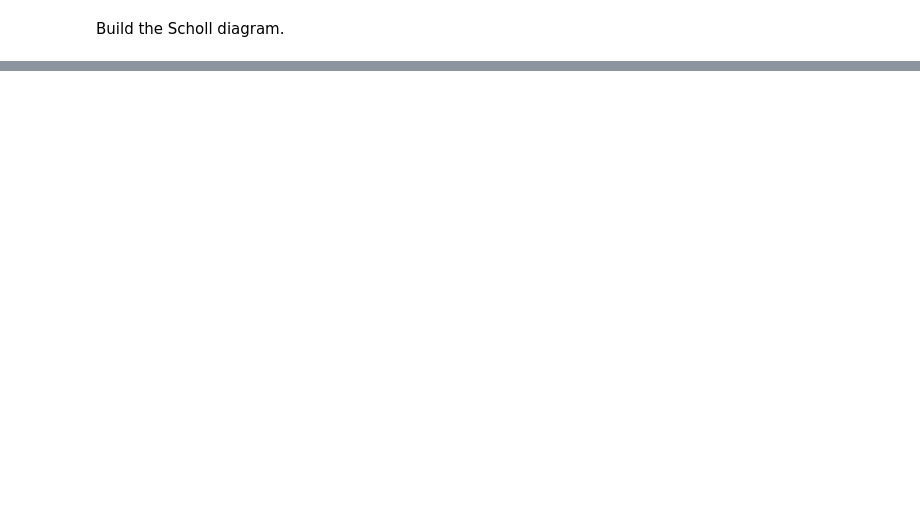
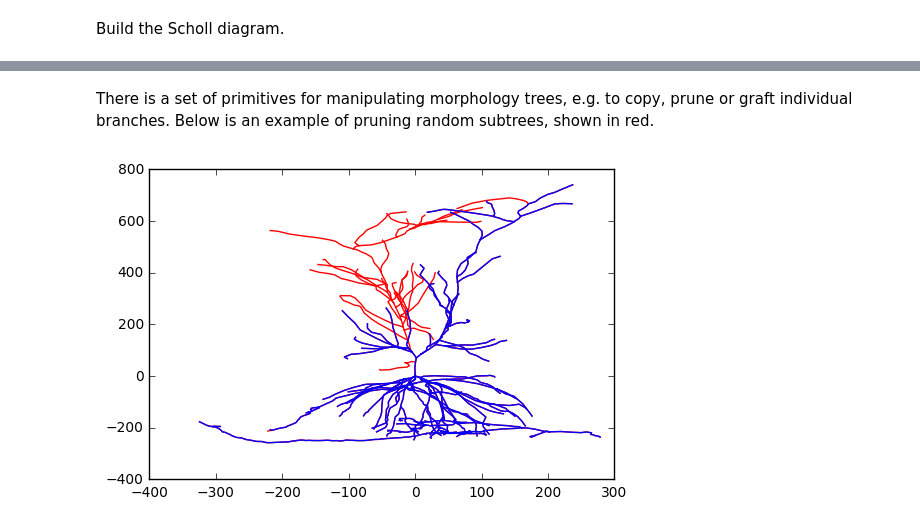
Before and after one commit to a1eko/morphon, a Jupyter notebook: examples/examples.ipynb, the cells around one changed output, grey strips where cells are left out. Drawn from its saved outputs; the diff is of its cells as text; code cells hidden in the pictures; blank space fills up the shorter version.

```diff
--- a/examples/examples.ipynb
+++ b/examples/examples.ipynb
@@ -105,0 +137,18 @@ plt.grid(True)
+# %% [markdown]
+There is a set of primitives for manipulating morphology trees, e.g. to copy, prune or graft individual branches. Below is an example of pruning random subtrees, shown in red.
+# %%
+import random
+
+n = m.copy()
+branch_starts = [b[0] for b in n.branches()]
+for repetition in range(5):
+    b = random.choice(branch_starts)
+    i = branch_starts.index(b)
+    branch_starts.pop(i)
+    n.prune(b)
+# %%
+fig, ax = plt.subplots()
+morphon.plot(m, ax, color='red')
+morphon.plot(n, ax)
+# %% [output]
+[figure, added]
```
Also changed, not shown: parts of 26 cells of this notebook, 9 other files.
